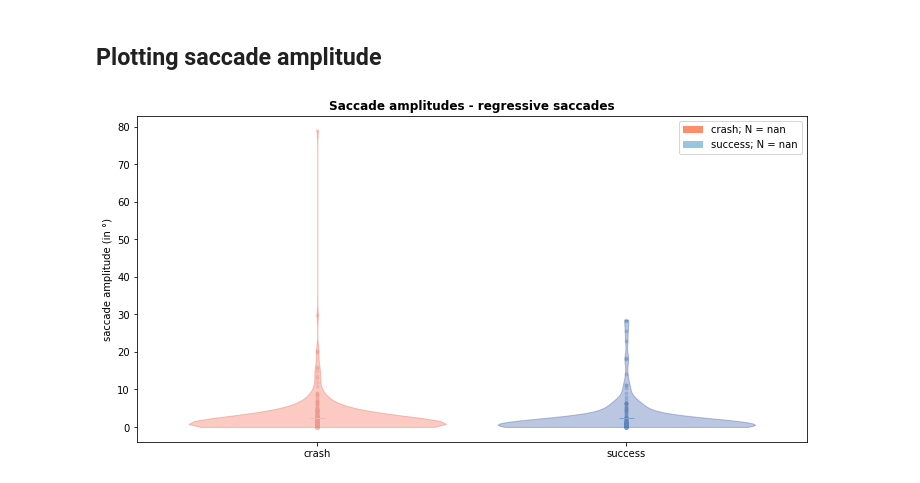
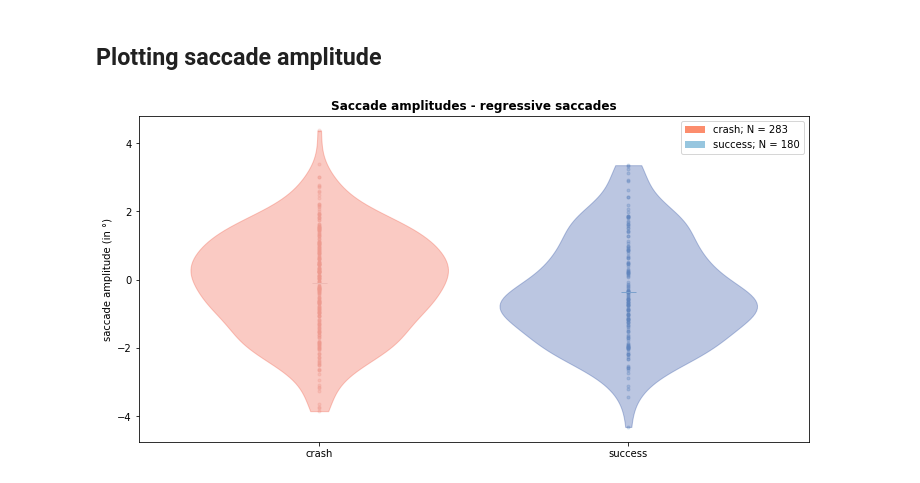
Before and after one commit to nilsheinrich/eye_movement_analysis_moonlander, a Jupyter notebook: plotting_crash_vs_success.ipynb, the cells around one changed output. Saved outputs shown, nothing was run; the diff lists cells and outputs as text; code cells hidden in the pictures.

```diff
--- a/plotting_crash_vs_success.ipynb
+++ b/plotting_crash_vs_success.ipynb
@@ -297,7 +432,7 @@ eye_data
 # %%
 def plot_saccade_amplitude(eye_data,
                            target_saccades = "progress",
-                           dist="gauss",
+                           log=False,
                            crash_intercept = np.nan,
                            success_intercept = np.nan,
                            significance = False,
@@ -308,7 +443,7 @@ def plot_saccade_amplitude(eye_data,
     """
     :param eye_data: data must contain column for target saccades as well as success column (True vs. False)
     :param target_saccades: "progress" vs. "regress"
-    :param dist: distribution of predicted variable
+    :param log: log-transform distribution of predicted variable, True vs. False
     :param crash_intercept: intercept in linear model - used to draw regression line
     :param success_intercept: intercept in linear model - used to draw regression line
     :param significance: whether comparison in linear model is significant or not
@@ -322,6 +457,12 @@ def plot_saccade_amplitude(eye_data,
     elif target_saccades == "regress":
         saccade_type = "regressive saccades"
         eye_data = eye_data[eye_data.progressive_saccade == False]
+
+    if log:
+        eye_data["saccade_amplitude_log"] = np.log(eye_data.saccade_amplitude)
+        target_col = "saccade_amplitude_log"
+    else:
+        target_col = "saccade_amplitude"
 
     fig, ax = plt.subplots(figsize=(12, 6))
 
@@ -353,20 +494,20 @@ def plot_saccade_amplitude(eye_data,
 
     for eye_data in [eye_data_crash, eye_data_success]:
 
-        plot_labels = [offset[counter]] * eye_data.saccade_amplitude.count()
-        eye_data["plot_label"] = [offset[counter]] * eye_data.saccade_amplitude.count()
+        plot_labels = [offset[counter]] * eye_data[target_col].count()
+        eye_data["plot_label"] = [offset[counter]] * eye_data[target_col].count()
 
-        mean_target_fixations[counter] = np.mean(eye_data.saccade_amplitude)
-        n_target_fixations[counter] = eye_data.saccade_amplitude.count()
+        mean_target_saccades[counter] = np.mean(eye_data[target_col])
+        n_target_saccades[counter] = eye_data[target_col].count()
 
         # draw on canvas
-        ax.scatter(eye_data.plot_label, eye_data.saccade_amplitude, marker=".", color=colors_p[counter],
+        ax.scatter(eye_data.plot_label, eye_data[target_col], marker=".", color=colors_p[counter],
                    alpha=0.3)
-        ax.plot(offset[counter], np.mean(eye_data.saccade_amplitude), marker="_", markersize=15,
+        ax.plot(offset[counter], np.mean(eye_data[target_col]), marker="_", markersize=15,
                 color=colors_p[counter], alpha=1.0)
 
         # display density in violinplot over points
-        violin = ax.violinplot(eye_data.saccade_amplitude, showextrema=False, positions=[offset[counter]])
+        violin = ax.violinplot(eye_data[target_col], showextrema=False, positions=[offset[counter]])
         violinparts = violin['bodies']
         for vp in violinparts:
             vp.set_facecolor(colors[counter])
@@ -397,6 +538,6 @@ def plot_saccade_amplitude(eye_data,
 # %%
 eye_data = pd.read_csv("eye_data/situational_analysis_data/situational_saccades_data.csv", index_col=False)
 
-plot_saccade_amplitude(eye_data=eye_data, target_saccades="regress")
+plot_saccade_amplitude(eye_data=eye_data, log=True, target_saccades="regress")
 # %% [output]
-[figure, old version]
+[figure, new version]
```
Also changed, not shown: parts of 9 cells of this notebook, 2 other files.
